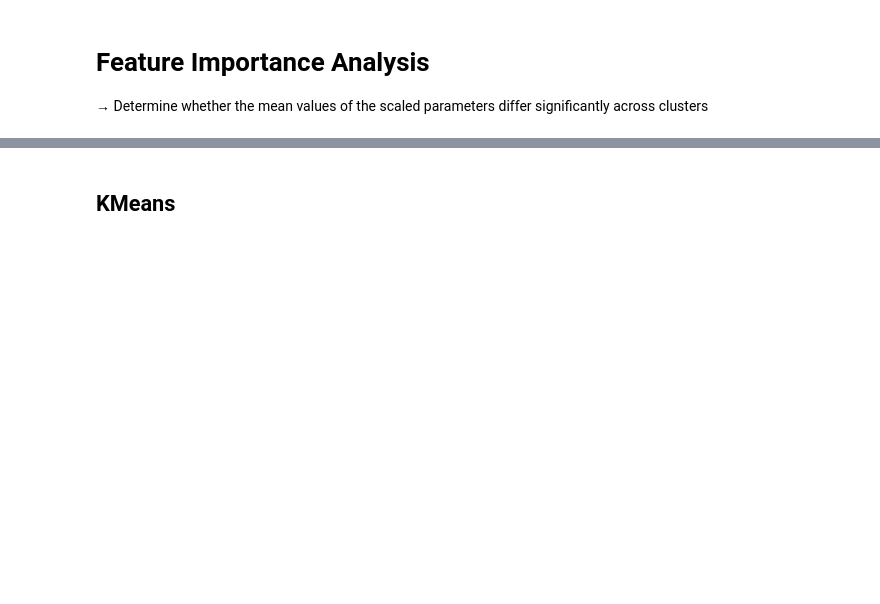
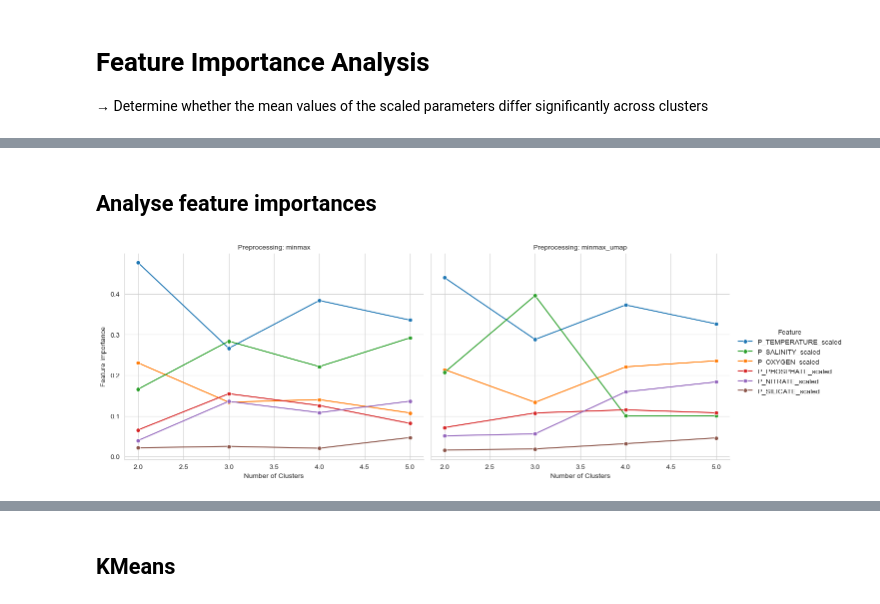
Before and after one commit to y-jenniges/ocean_clustering_and_validation, a Jupyter notebook: clustering_experiments/feature_importance.ipynb, the cells around one changed output, grey strips where cells are left out. Saved outputs shown, nothing was run; the diff lists cells and outputs as text; code cells hidden in the pictures; blank space fills up the shorter version.

Commit message:
restructuring, adding first analysis plot code

```diff
--- a/clustering_experiments/feature_importance.ipynb
+++ b/clustering_experiments/feature_importance.ipynb
@@ -75,0 +176,2 @@ umap_cols = [f"e{i}" for i in range(hyp_config.umap_hyps["n_components"])]
+# %% [markdown]
+## Analyse feature importances
@@ -75,0 +197,16 @@ umap_cols = [f"e{i}" for i in range(hyp_config.umap_hyps["n_components"])]
+# %%
+# Create a FacetGrid with two facets: one for preprocessing and one for clustering
+g = sns.FacetGrid(df_combined, col="preprocessing", row="clustering", height=5, aspect=1.3, sharey=True)
+
+# Plot with confidence intervals (standard deviation)
+g.map(sns.lineplot, "n_clusters", "importance", "parameter", marker="o", errorbar="sd")
+
+# Adjust legend and titles
+g.add_legend(title="Feature")
+g.set_axis_labels("Number of Clusters", "Feature Importance")
+g.set_titles(col_template="Preprocessing: {col_name}", row_template="Clustering: {row_name}")
+
+# Show plot
+plt.show()
+# %% [output]
+[figure, added]
```
Also changed, not shown: parts of 12 cells of this notebook.
